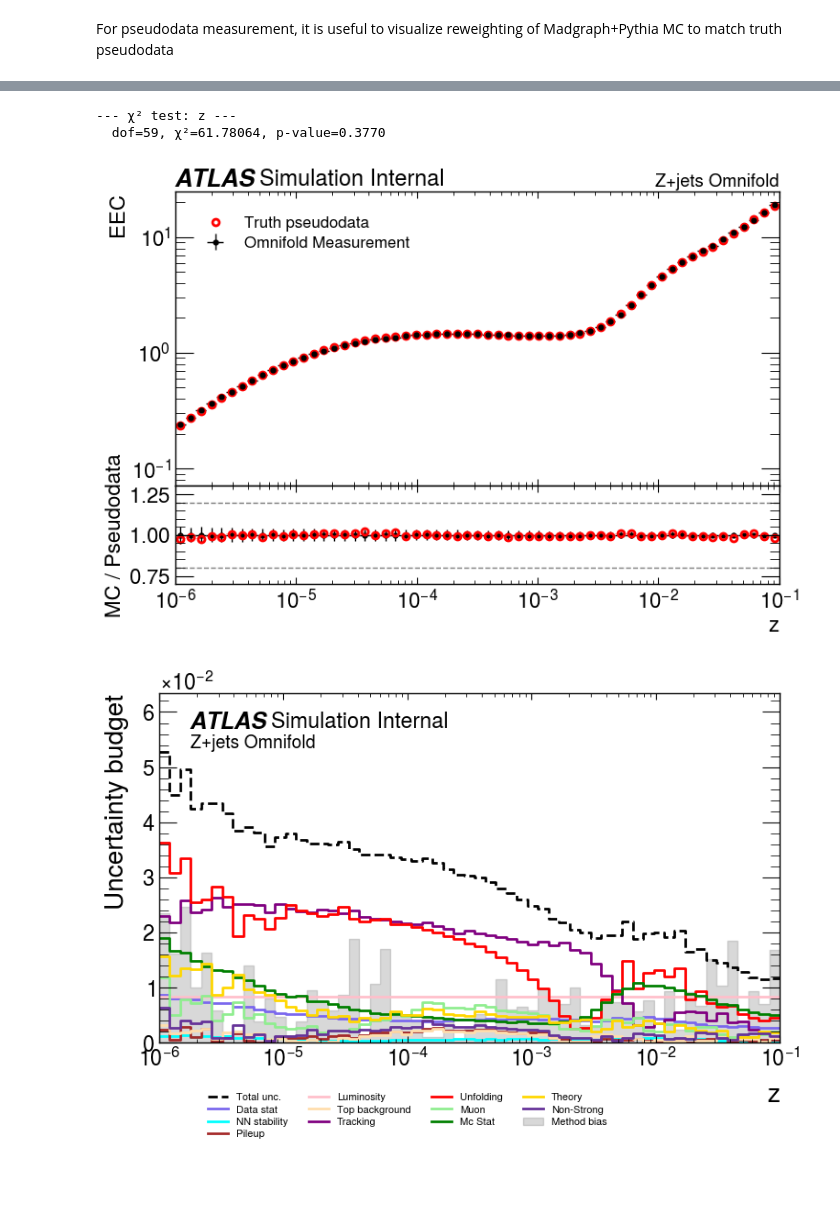
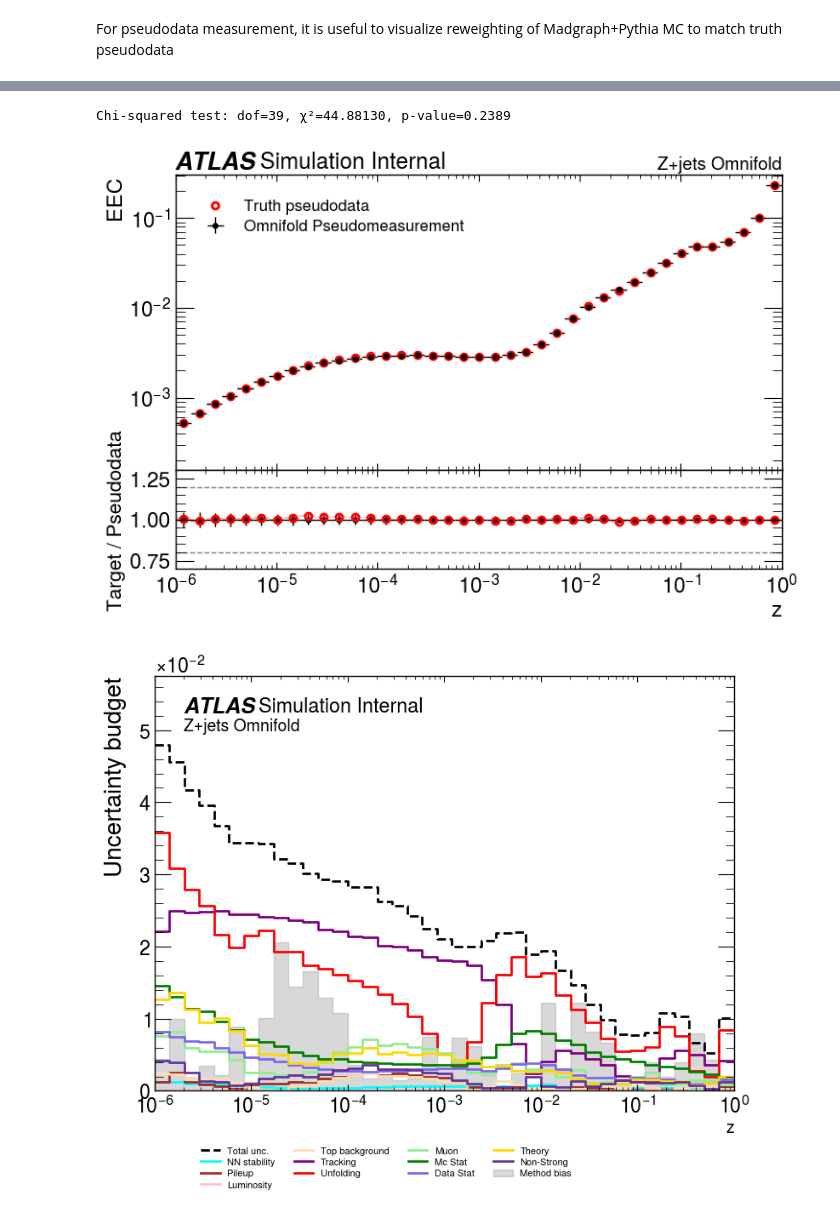
Before and after one commit to kgreif24/zjets_omnifold, a Jupyter notebook: analyze/eec_pseudo_results.ipynb, the cells around one changed output, grey strips where cells are left out. Cells and saved outputs as stored; diff of their text form; code cells hidden in the pictures; blank space fills up the shorter version.

```diff
--- a/analyze/eec_pseudo_results.ipynb
+++ b/analyze/eec_pseudo_results.ipynb
@@ -100,5 +92,5 @@ pd_hv_weights = {
 # %% [markdown]
 Binning of the EEC observable determined here. Typically this should be log-spaced binning to observe the scaling behavior in the collinear regime.
 # %%
-bins = np.logspace(-6, -1, 60)
+bins = np.logspace(-6, 0, 40)
 # %% [markdown]
@@ -207,35 +199,38 @@ comp.show()
 # %%
 # Plot pseudo-measurement with full uncertainties
 import visualize as vis
 
-meas, budget = vis.draw_plot(
+meas, budget, cov = vis.draw_plot(
     measurement_hists,
     bins,
     ylabel="EEC",
     xlabel="z",
     logyScale=True,
     logxScale=True,
     is_xSec=False,  # EEC is already a normalized, dimensionless quantity
     is_omni_data=False,  # pseudodata measurement, not real data
     ratio_ylim=[0.7, 1.3],
     draw_uncertainty_budget=True,
+    draw_cov_matrix=True,
     results_list=[truth_pd_hists],
-    formating_dicts=[
+    formatting_dicts=[
         {
             "color": "red",
             "label": "Truth pseudodata",
             "marker": "o",
             "is_omni_data": False,
             "is_truth_pd": True,
         }
     ],
     pdf_name="plot_storage/pd_eec_xsec.pdf",
     do_chi2_test=True,
+    is_profile=True,
+    smooth_hv=True,
 )
 meas.show()
 budget.show()
+cov.show()
 # %% [output]
---- χ² test: z ---
-  dof=59, χ²=61.78064, p-value=0.3770
+Chi-squared test: dof=39, χ²=44.88130, p-value=0.2389
-[figure, old version]
+[figure, new version]
-[figure, old version]
+[figure, new version]
```
Also changed, not shown: parts of 6 cells of this notebook, 3 other files.
